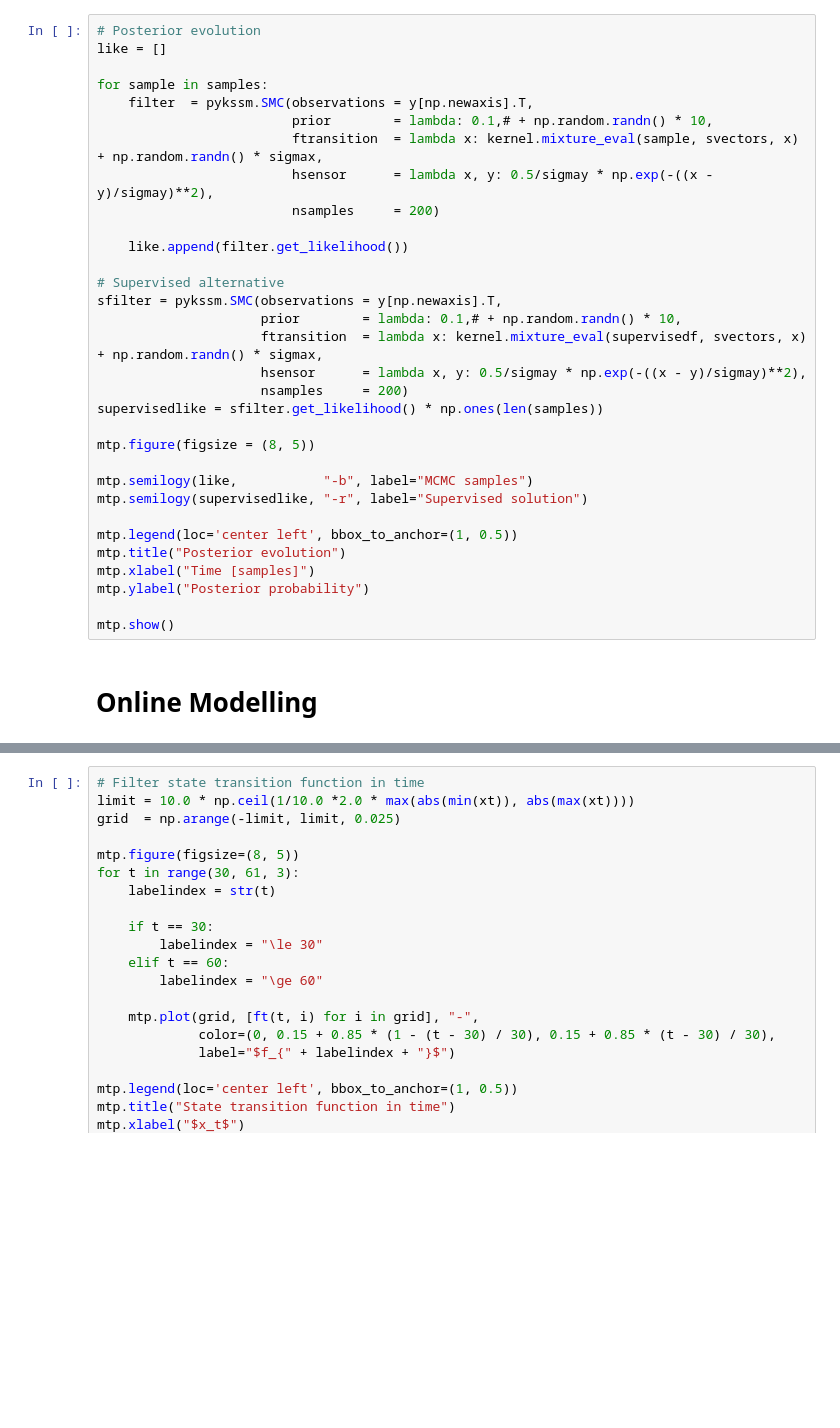
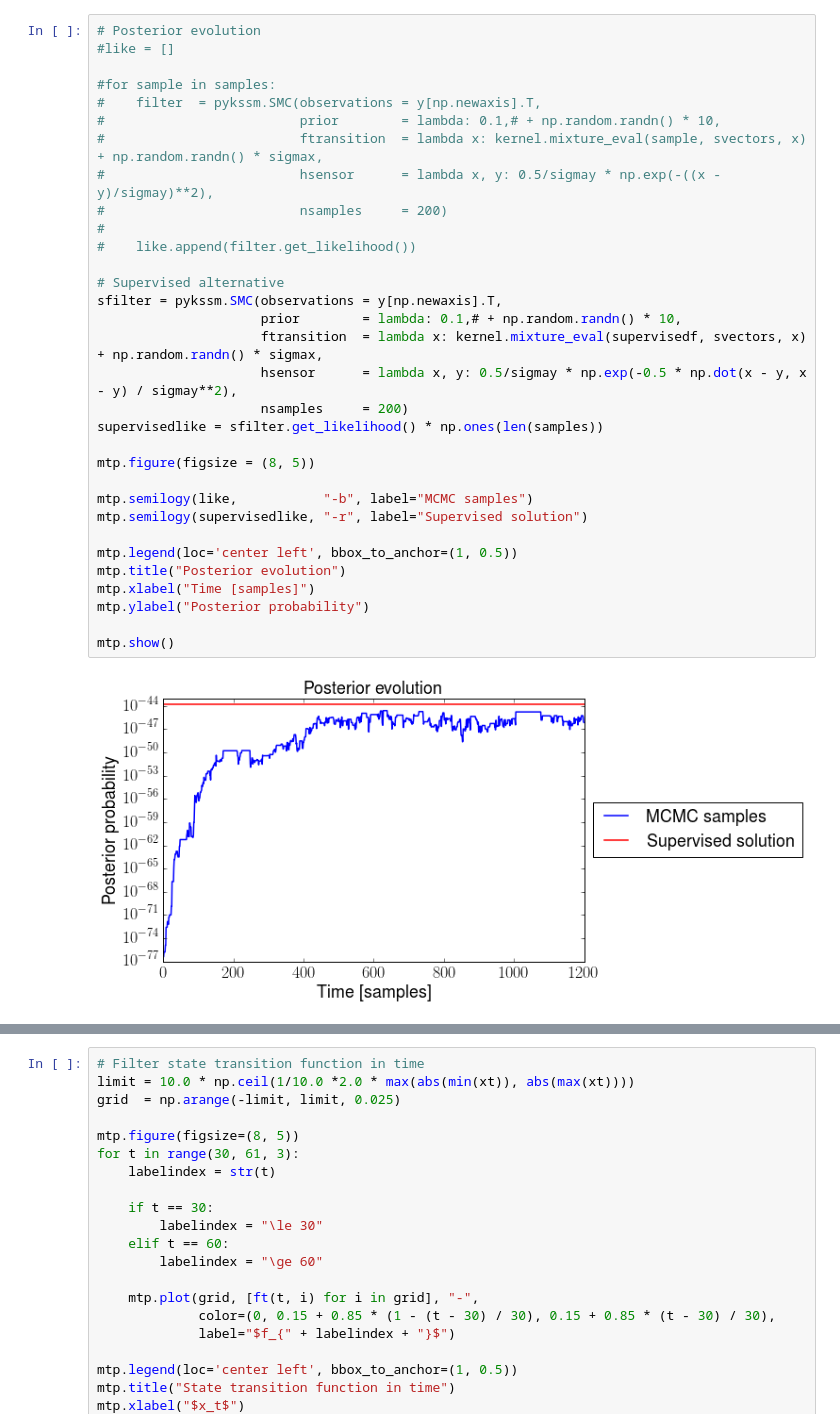
Before and after one commit to afalchetti/pykssm, a Jupyter notebook: demo/Kernel State-Space Modelling.ipynb, the cells around one changed output, grey strips where cells are left out. Saved outputs shown, nothing was run; the diff lists cells and outputs as text; blank space fills up the shorter version.

```diff
--- a/demo/Kernel State-Space Modelling.ipynb
+++ b/demo/Kernel State-Space Modelling.ipynb
@@ -124,34 +180,34 @@ mtp.show()
 # %%
 # Posterior evolution
-like = []
+#like = []
 
-for sample in samples:
-    filter  = pykssm.SMC(observations = y[np.newaxis].T,
-                         prior        = lambda: 0.1,# + np.random.randn() * 10,
-                         ftransition  = lambda x: kernel.mixture_eval(sample, svectors, x) + np.random.randn() * sigmax,
-                         hsensor      = lambda x, y: 0.5/sigmay * np.exp(-((x - y)/sigmay)**2),
-                         nsamples     = 200)
-
-    like.append(filter.get_likelihood())
+#for sample in samples:
+#    filter  = pykssm.SMC(observations = y[np.newaxis].T,
+#                         prior        = lambda: 0.1,# + np.random.randn() * 10,
+#                         ftransition  = lambda x: kernel.mixture_eval(sample, svectors, x) + np.random.randn() * sigmax,
+#                         hsensor      = lambda x, y: 0.5/sigmay * np.exp(-((x - y)/sigmay)**2),
+#                         nsamples     = 200)
+#
+#    like.append(filter.get_likelihood())
 
 # Supervised alternative
 sfilter = pykssm.SMC(observations = y[np.newaxis].T,
                      prior        = lambda: 0.1,# + np.random.randn() * 10,
                      ftransition  = lambda x: kernel.mixture_eval(supervisedf, svectors, x) + np.random.randn() * sigmax,
-                     hsensor      = lambda x, y: 0.5/sigmay * np.exp(-((x - y)/sigmay)**2),
+                     hsensor      = lambda x, y: 0.5/sigmay * np.exp(-0.5 * np.dot(x - y, x - y) / sigmay**2),
                      nsamples     = 200)
 supervisedlike = sfilter.get_likelihood() * np.ones(len(samples))
 
 mtp.figure(figsize = (8, 5))
 
 mtp.semilogy(like,           "-b", label="MCMC samples")
 mtp.semilogy(supervisedlike, "-r", label="Supervised solution")
 
 mtp.legend(loc='center left', bbox_to_anchor=(1, 0.5))
 mtp.title("Posterior evolution")
 mtp.xlabel("Time [samples]")
 mtp.ylabel("Posterior probability")
 
 mtp.show()
+# %% [output]
+[figure, added]
-# %% [markdown]
-# Online Modelling
```
Also changed, not shown: parts of 16 cells of this notebook, 7 other files.
